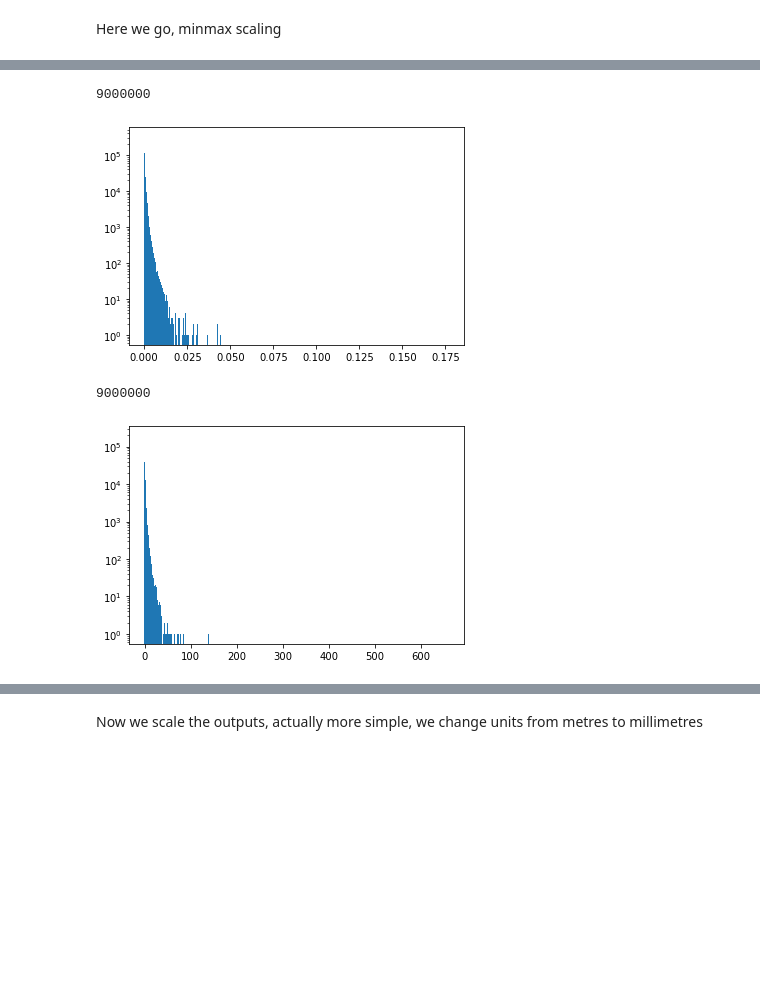
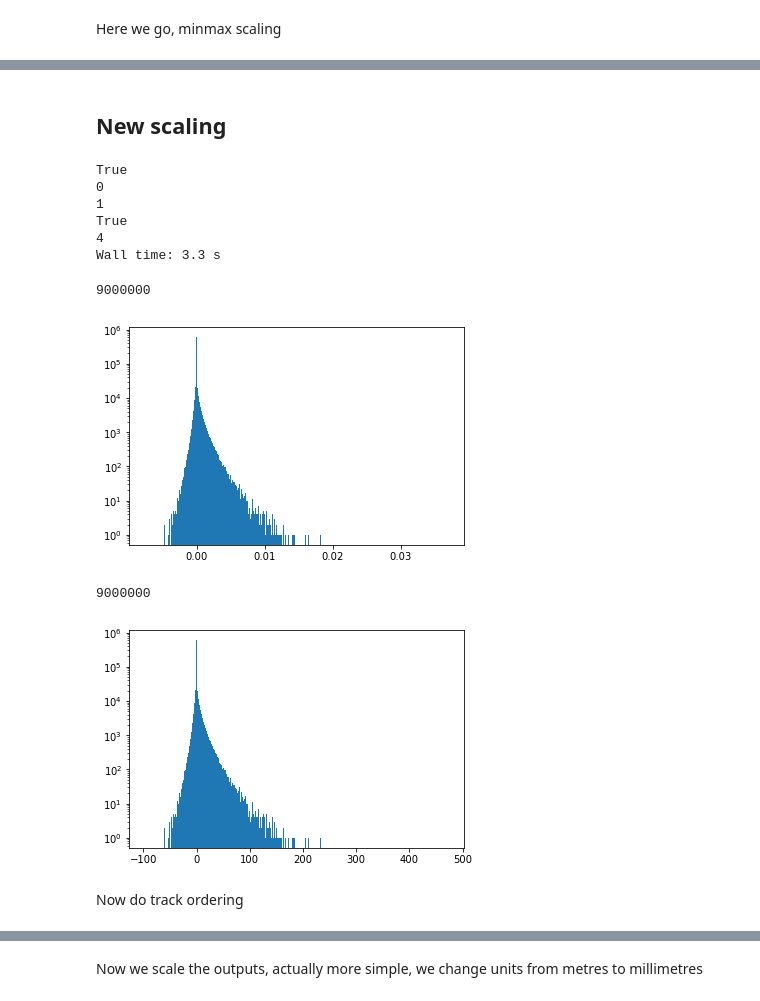
Before and after one commit to gregbarbour/RNNProject, a Jupyter notebook: an_rnn_example.ipynb, the cells around one changed output, grey strips where cells are left out. Drawn from its saved outputs; the diff is of its cells as text; code cells hidden in the pictures; blank space fills up the shorter version.

```diff
--- a/an_rnn_example.ipynb
+++ b/an_rnn_example.ipynb
@@ -26,7 +26,7 @@ For features, first try d0, z0, phi, theta, qOverP, (refPx, refPy, refPz)?. Esse
 
 For labels, Xs, Ys, Zs, Xt, Yt, Zt. That is the secondary and tertiary vertices. Omit the primary as this has been fixed to (0,0,0). This will require some smart selection for c and light jets, where not all vertices are present. If a vertex is not present, could try predicting (0,0,0) or (-1,-1,-1) or previous vertex (prim or sec).
 # %%
-bjets_DF = pd.read_pickle("./bjets_MIN_IPerrs_separate.pkl")
+bjets_DF = pd.read_pickle("./bjets_newminerrs.pkl")#./bjets_IPonly_abs_10um_errs.pkl")
 #cjets_DF = pd.read_pickle("./cjets.pkl")
 #ljets_DF = pd.read_pickle("./ljets.pkl")
 # %%
@@ -160,4 +180,4 @@ Here we instead use a min-max scaler to try and solve the problem of scale i.e.
 # %% [markdown]
 Here we go, minmax scaling
 # %%
-Xscaled = copy.copy(X_removed_dirtrk2)  #X)
+Xscaled = copy.copy(X)  #X)
@@ -192,21 +229,55 @@ Wall time: 6.4 s
+# %% [markdown]
+## New scaling
+# %%
+Xscaled = copy.copy(X)  #X)
+# %%
+%%time
+for track_variable in range(5):
+    var_to_scale = Xscaled[:,:,track_variable].reshape(300000*30)
+    var_to_scale = var_to_scale.reshape(-1,1)
+    if (track_variable == 0):
+        print((track_variable == 0))
+        print(track_variable)
+        scaler= RobustScaler() # maybe have another look at this case, it seems to skew d0 quite a lot
+    elif (track_variable == 4):
+        print((track_variable == 4))
+        print(track_variable)
+        scaler=RobustScaler()
+    elif (track_variable == 1):
+        print(track_variable)
+        scaler = RobustScaler()
+    else:
+        scaler=MinMaxScaler([-1,1])
+    scaler.fit(var_to_scale)
+    scaled_var = scaler.transform(var_to_scale)
+    Xscaled[:,:,track_variable] = scaled_var.reshape(300000,30)
+# %% [output]
+True
+0
+1
+True
+4
+Wall time: 3.3 s
 # %%
-var=4
+var=1
 trackvar = X[:,:,var]
 trackvar = trackvar[~(trackvar == np.NaN)]
 print(len(trackvar))
 
 plt.hist(trackvar,bins='scott',log=True)
 plt.show()
 
 trackvar2 = Xscaled[:,:,var]
 trackvar2 = trackvar2[~(trackvar2 == np.NaN)]
 print(len(trackvar2))
 
 
 plt.hist(trackvar2,bins='scott',log=True)
 plt.show()
 # %% [output]
 9000000
-[figure, old version]
+[figure, new version]
 9000000
-[figure, old version]
+[figure, new version]
+# %% [markdown]
+Now do track ordering
```
Also changed, not shown: parts of 63 cells of this notebook, 4 other files.
